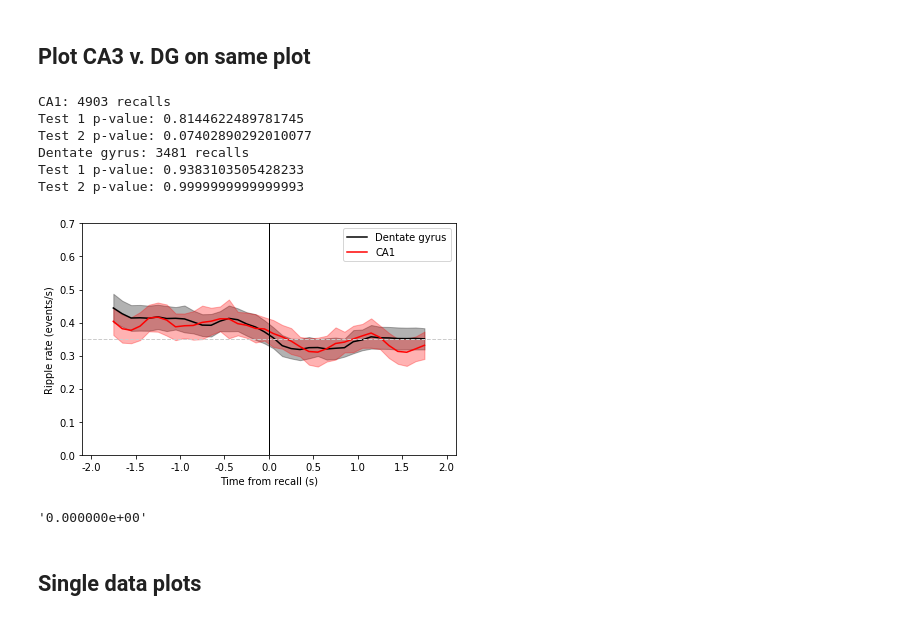
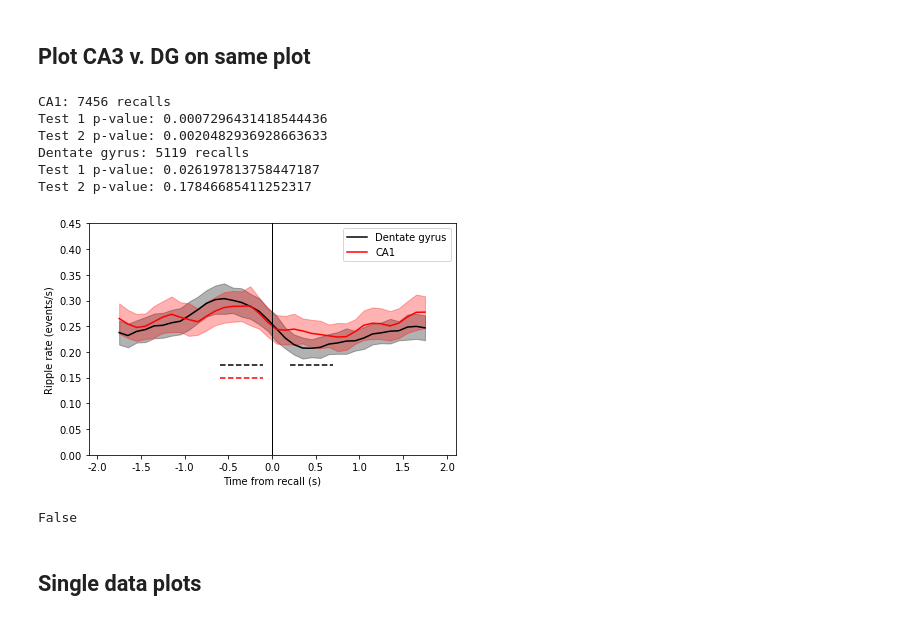
Before and after one commit to jjsakon/SWR, a Jupyter notebook: code/SWRplots.ipynb, the cells around one changed output. Cells and saved outputs as stored; diff of their text form; code cells hidden in the pictures.

```diff
--- a/code/SWRplots.ipynb
+++ b/code/SWRplots.ipynb
@@ -24,7 +24,7 @@ from general import *
 from SWRmodule import *
 
 df = get_data_index("r1") # all RAM subjects
-exp = 'catFR1'
+exp = 'FR1'
 # %% [output]
 The autoreload extension is already loaded. To reload it, use:
   %reload_ext autoreload
@@ -35,13 +35,13 @@ The autoreload extension is already loaded. To reload it, use:
 
 selected_period = 'surrounding_recall'
 remove_soz_ictal = False
-recall_type_switch = 4 # 0 for original, 1 for only those with subsequent, 2 for second recalls only, 3 for isolated recalls
+recall_type_switch = 6 # 0 for original, 1 for only those with subsequent, 2 for second recalls only, 3 for isolated recalls
 region_name = 'HPC'
-filter_type = 'hamming'
+filter_type = 'hamming125200' # hamming # butter # hamming125200
 # location_selected = 'ca1' # 'ca3' # 'dg' 'ca1' # sub # left hippocampus # right hippocampus # hippocampus
 # # (leave as '' if not HPC)
 
-save_plot = 1
+save_plot = 0
 
 recall_minimum = 2000
 pad = 2
@@ -89,46 +89,50 @@ for p,location_selected in enumerate(['ca1','dg']):
     else:
         plot(xr,PSTH)
         fill_between(xr, PSTH-SE_plot[0,:], PSTH+SE_plot[0,:],
                      color=color, alpha = 0.3, label='_nolegend_')
 
     # plot bands of significance
     if bin_model1.pvalues[1] < 0.05:
         plot([first_end-stats_bin,first_end],[line_dist,line_dist],'--',
              color=color,label='_nolegend_')
     if bin_model2.pvalues[1] < 0.05:
         plot([second_start,second_start+stats_bin],[line_dist,line_dist],'--',
              color=color,label='_nolegend_')
     print(label+': '+str(num_trials)+' recalls')
     print('Test 1 p-value: '+str(bin_model1.pvalues[1]))
     print('Test 2 p-value: '+str(bin_model2.pvalues[1]))
 
 xticks(np.arange(psth_start,psth_end+1,500),np.arange(psth_start/1000,psth_end/1000+1,500/1000))
 xlabel('Time from recall (s)')
 ylabel('Ripple rate (events/s)')
-ylim = 0.7 # keep it here since occasionally CIs get kinda high
+if filter_type == 'hamming':
+    ylim = 0.7 # keep it here since occasionally CIs get kinda high
+    plot([ax.get_xlim()[0],ax.get_xlim()[1]],[0.35,0.35],linewidth=1,linestyle='--',color=(0.8,0.8,0.8),label='_nolegend_')
+else: # for Vaz and hamming125200
+    ylim = 0.45
+
 ax.set_ylim(0,ylim)
 ax.set_xlim(psth_start-100,psth_end+100)
-plot([ax.get_xlim()[0],ax.get_xlim()[1]],[0.35,0.35],linewidth=1,linestyle='--',color=(0.8,0.8,0.8),label='_nolegend_')
 plot([0,0],[ax.get_ylim()[0],ax.get_ylim()[1]],linewidth=1,linestyle='-',color=(0,0,0),label='_nolegend_')
 ax.legend({'CA1','Dentate gyrus'})
 tight_layout()
 
 if save_plot == 1:
     plt.savefig('../figures/PSTHplots/'+exp+'_'+'PSTH_'+region_name+'-'+str(recall_type_switch)+'.pdf',transparent=True)
 plt.show()
 a=1;
 # %% [output]
-CA1: 4903 recalls
-Test 1 p-value: 0.8144622489781745
-Test 2 p-value: 0.07402890292010077
-Dentate gyrus: 3481 recalls
-Test 1 p-value: 0.9383103505428233
-Test 2 p-value: 0.9999999999999993
+CA1: 7456 recalls
+Test 1 p-value: 0.0007296431418544436
+Test 2 p-value: 0.0020482936928663633
+Dentate gyrus: 5119 recalls
+Test 1 p-value: 0.026197813758447187
+Test 2 p-value: 0.17846685411252317
-[figure, old version]
+[figure, new version]
-# %%
-"{:e}".format(np.round(0.00000034,3))
-# %% [output]
-'0.000000e+00'
+# %%
+filter_type == 'hamming'
+# %% [output]
+False
 # %% [markdown]
 ## Single data plots
 # %%
```
Also changed, not shown: 4 other files.
